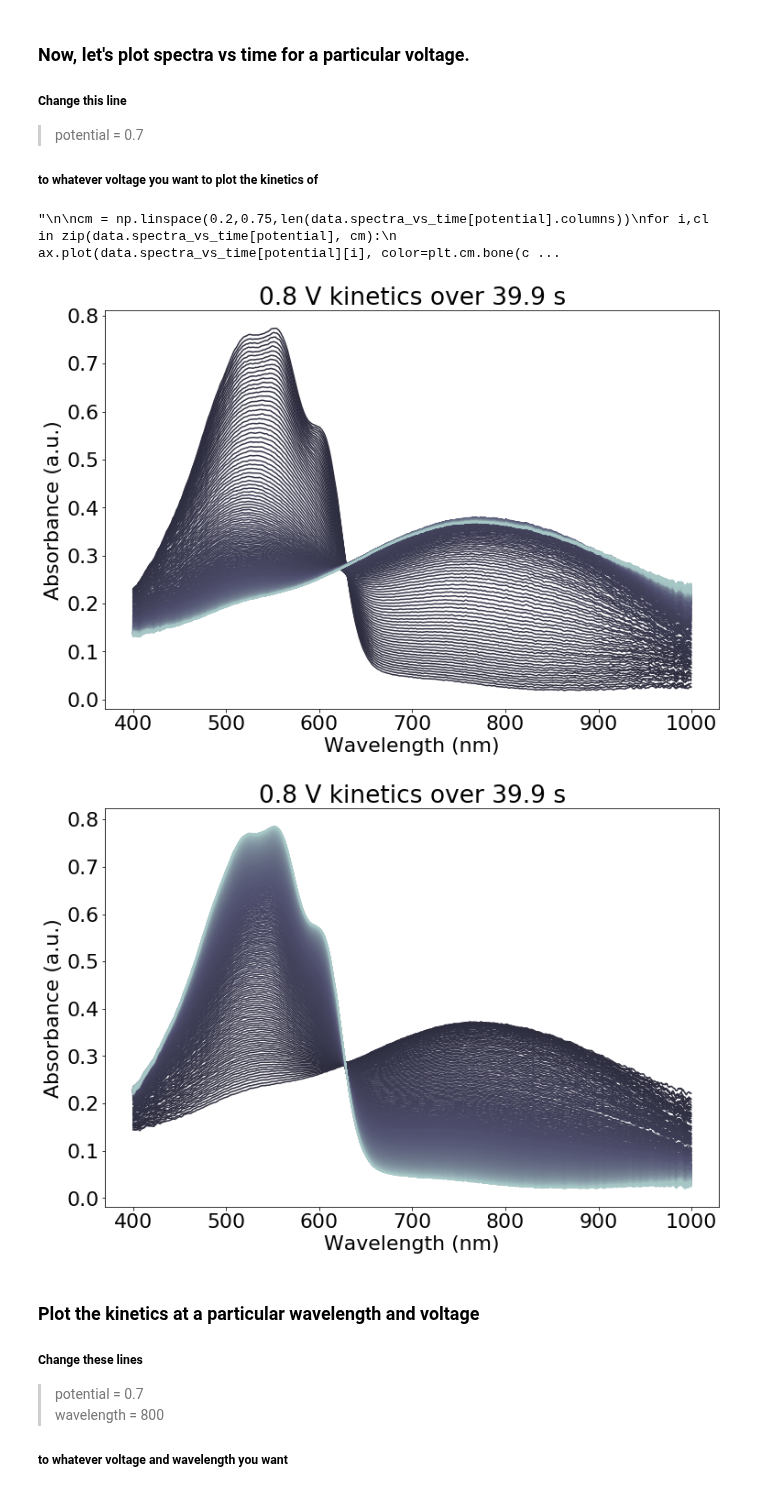
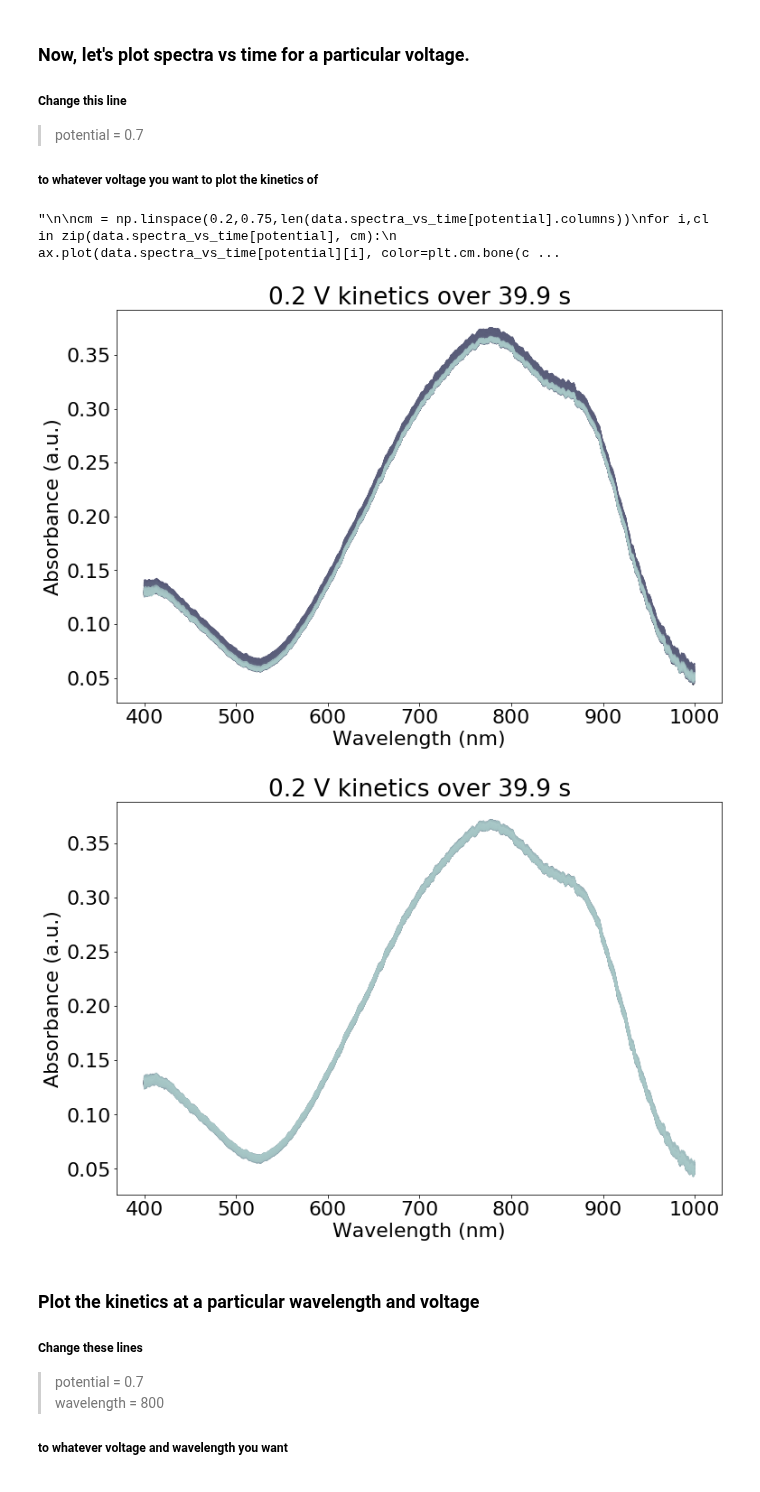
Before and after one commit to rajgiriUW/OECT_processing, a Jupyter notebook: processing_scripts/UV-Vis Notebook.ipynb, the cells around one changed output. Drawn from its saved outputs; the diff is of its cells as text; code cells hidden in the pictures.

```diff
--- a/processing_scripts/UV-Vis Notebook.ipynb
+++ b/processing_scripts/UV-Vis Notebook.ipynb
@@ -248,7 +252,7 @@ ax.set_ylabel('Absorbance (a.u.)')
 ax.legend(labels = data.potentials)
 ax.set_title('Time = 0 s data at each potential step')
 
-plot_name =  'Doping Spectra, t=0 s'+filenamestring+'.jpg'
+plot_name =  'Doping Spectra, t=0 s'+filenamestring+'.png'
 working_path = data_folder / plot_name
 #plt.savefig(path + r'//' + 'Doping Spectra, t=0 s'+filenamestring+'.jpg')
 plt.savefig(working_path)
@@ -270,7 +274,7 @@ if dedata:
     ax.legend(labels = dedata.potentials)
     ax.set_title('Time = 0 s data at each dedoping potential step')
 
-    plot_name = 'Dedoping Spectra, t=0 s'+filenamestring+'.jpg'
+    plot_name = 'Dedoping Spectra, t=0 s'+filenamestring+'.png'
     working_path = data_folder / plot_name
 #    plt.savefig(path + r'//' + 'Dedoping Spectra, t=0 s'+filenamestring+'.jpg')
     plt.savefig(working_path)
@@ -285,12 +289,12 @@ if dedata:
 # %%
 fig, ax = plt.subplots(nrows=1, figsize=(12,8),  facecolor='white')
 
-potential = 0.8 # Change this to whatever voltage you want to plot
+potential = 0.2 # Change this to whatever voltage you want to plot
 
 endtime = data.spectra_vs_time[potential].columns[-1]
 
 ax = uvvis.plot_spectra_vs_time(data, ax=ax, potential=potential, crange=[0.2, 0.75])
-plot_name = 'Doping Spectra at '+str(potential) +' V over ' + str(endtime) + ' s'+filenamestring+'.jpg'
+plot_name = 'Doping Spectra at '+str(potential) +' V over ' + str(endtime) + ' s'+filenamestring+'.png'
 working_path = data_folder / plot_name
 plt.savefig(working_path)
 
@@ -298,7 +302,7 @@ if dedata:
     fig, ax = plt.subplots(nrows=1, figsize=(12,8),  facecolor='white')
     ax = uvvis.plot_spectra_vs_time(dedata, ax=ax, potential=potential, crange=[0.2, 0.75])
 
-    plot_name = 'Dedoping Spectra at '+str(potential) +' V over ' + str(endtime) + ' s'+filenamestring+'.jpg'
+    plot_name = 'Dedoping Spectra at '+str(potential) +' V over ' + str(endtime) + ' s'+filenamestring+'.png'
     working_path = data_folder / plot_name
     plt.savefig(working_path)
 
@@ -315,35 +319,35 @@ ax.set_ylabel('Absorbance (a.u.)')
 ax.set_title(str(potential) +' V doping kinetics over ' + str(endtime) + ' s')
 
 plot_name = 'Doping Spectra at '+str(potential) +' V over ' + str(endtime) + ' s'+filenamestring+'.jpg'
 working_path = data_folder / plot_name
 #plt.savefig(path + r'//' + 'Doping Spectra at '+str(potential) +' V over ' + str(endtime) + ' s'+filenamestring+'.jpg')
 plt.savefig(working_path)
 
 
 if dedata:
     fig, ax = plt.subplots(nrows=1, figsize=(12,8),  facecolor='white')
 
     #potential = 0.7 # Change this to whatever voltage you want to plot
 
     endtime = dedata.spectra_vs_time[potential].columns[-1]
     cm = np.linspace(0.2,0.75,len(data.spectra_vs_time[potential].columns))
     for i,cl in zip(dedata.spectra_vs_time[potential], cm):
         ax.plot(dedata.spectra_vs_time[potential][i], color=plt.cm.bone(cl*1))
 
     ax.set_xlabel('Wavelength (nm)')
     ax.set_ylabel('Absorbance (a.u.)')
     ax.set_title(str(potential) +' V dedoping kinetics over ' + str(endtime) + ' s')
 
     plot_name = 'Dedoping Spectra at '+str(potential) +' V over ' + str(endtime) + ' s'+filenamestring+'.jpg'
     working_path = data_folder / plot_name
 #    plt.savefig(path + r'//' + 'Dedoping Spectra at '+str(potential) +' V over ' + str(endtime) + ' s'+filenamestring+'.jpg')
     plt.savefig(working_path)
 
 '''
 # %% [output]
 "\n\ncm = np.linspace(0.2,0.75,len(data.spectra_vs_time[potential].columns))\nfor i,cl in zip(data.spectra_vs_time[potential], cm):\n    ax.plot(data.spectra_vs_time[potential][i], color=plt.cm.bone(c ...
-[figure, old version]
+[figure, new version]
-[figure, old version]
+[figure, new version]
 # %% [markdown]
 
 
```
Also changed, not shown: parts of 9 cells of this notebook, 1 other file.
